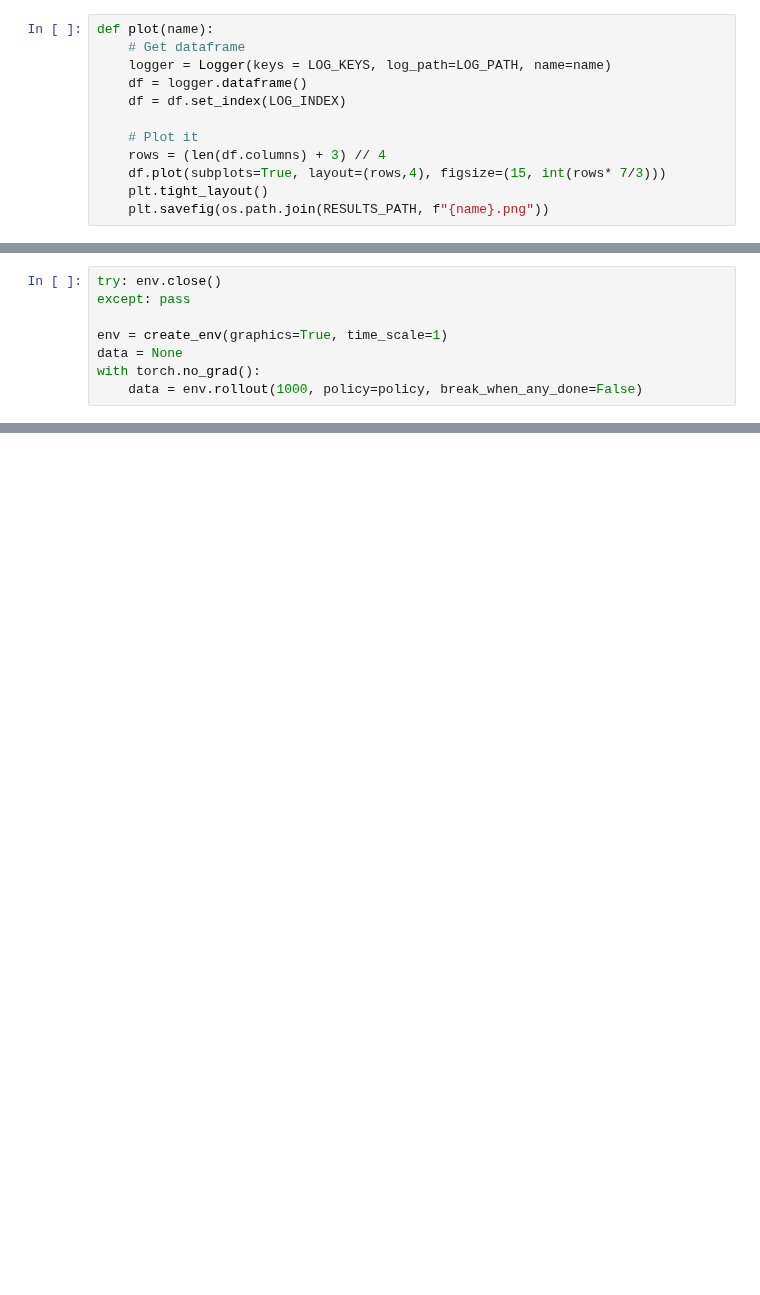
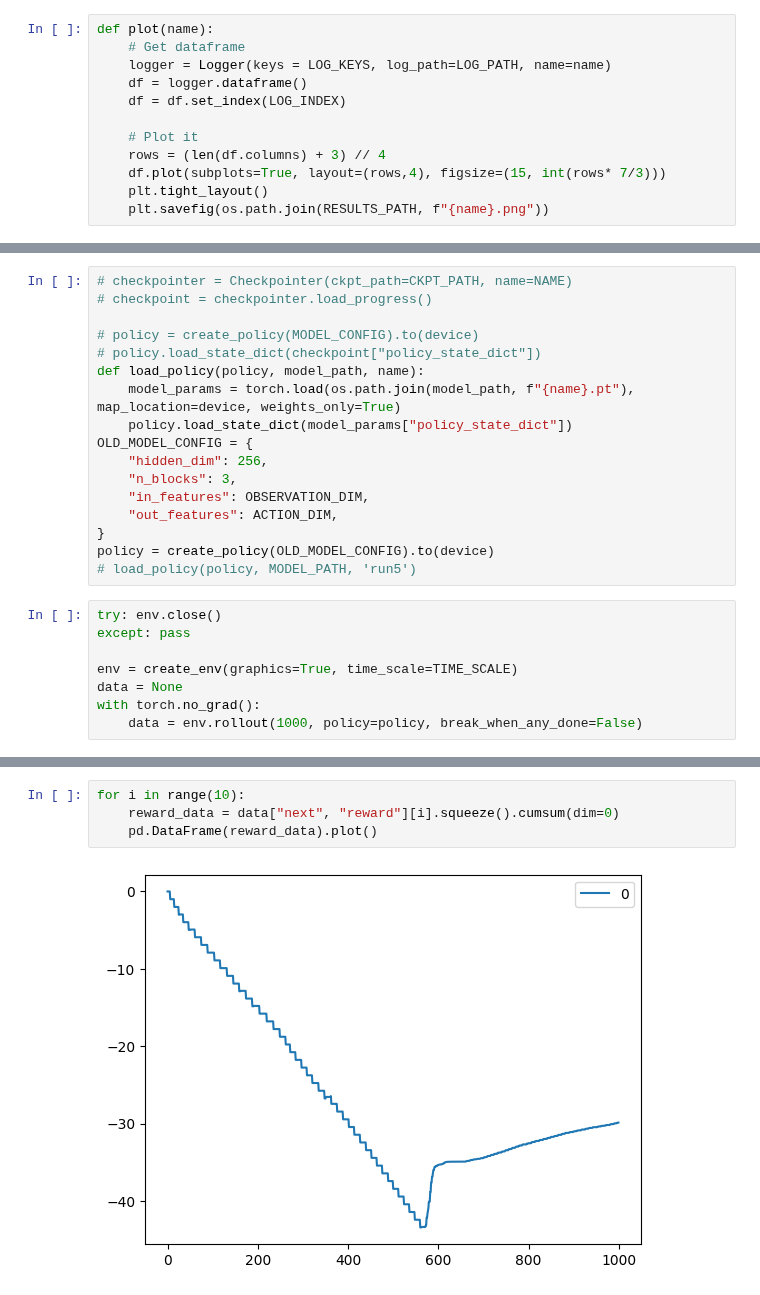
Before and after one commit to notDroid/unity-rl, a Jupyter notebook: experiments/Crawler/ppo/rl.ipynb, the cells around one changed output, grey strips where cells are left out. Cells and saved outputs as stored; diff of their text form; blank space fills up the shorter version.

```diff
--- a/experiments/Crawler/ppo/rl.ipynb
+++ b/experiments/Crawler/ppo/rl.ipynb
@@ -415,8 +411,25 @@ policy.load_state_dict(checkpoint["policy_state_dict"])
+# %%
+# checkpointer = Checkpointer(ckpt_path=CKPT_PATH, name=NAME)
+# checkpoint = checkpointer.load_progress()
+
+# policy = create_policy(MODEL_CONFIG).to(device)
+# policy.load_state_dict(checkpoint["policy_state_dict"])
+def load_policy(policy, model_path, name):
+    model_params = torch.load(os.path.join(model_path, f"{name}.pt"), map_location=device, weights_only=True)
+    policy.load_state_dict(model_params["policy_state_dict"])
+OLD_MODEL_CONFIG = {
+    "hidden_dim": 256,
+    "n_blocks": 3,
+    "in_features": OBSERVATION_DIM,
+    "out_features": ACTION_DIM,
+}
+policy = create_policy(OLD_MODEL_CONFIG).to(device)
+# load_policy(policy, MODEL_PATH, 'run5')
 # %%
 try: env.close()
 except: pass
 
-env = create_env(graphics=True, time_scale=1)
+env = create_env(graphics=True, time_scale=TIME_SCALE)
 data = None
 with torch.no_grad():
     data = env.rollout(1000, policy=policy, break_when_any_done=False)
@@ -449,0 +489,6 @@ SimpleMetricModule(mode="approx")(data)
+# %%
+for i in range(10):
+    reward_data = data["next", "reward"][i].squeeze().cumsum(dim=0)
+    pd.DataFrame(reward_data).plot()
+# %% [output]
+[figure, added]
```
Also changed, not shown: parts of 15 cells of this notebook, 4 other files.
